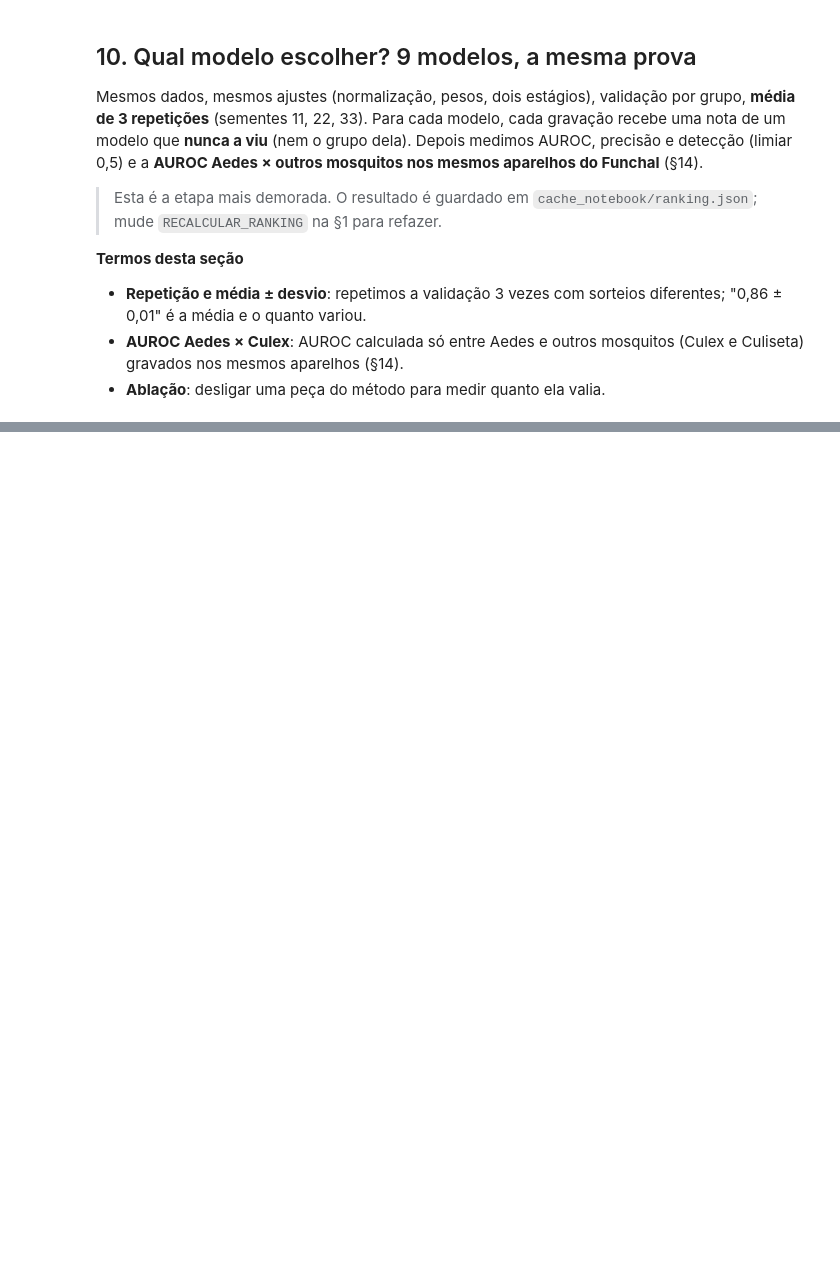
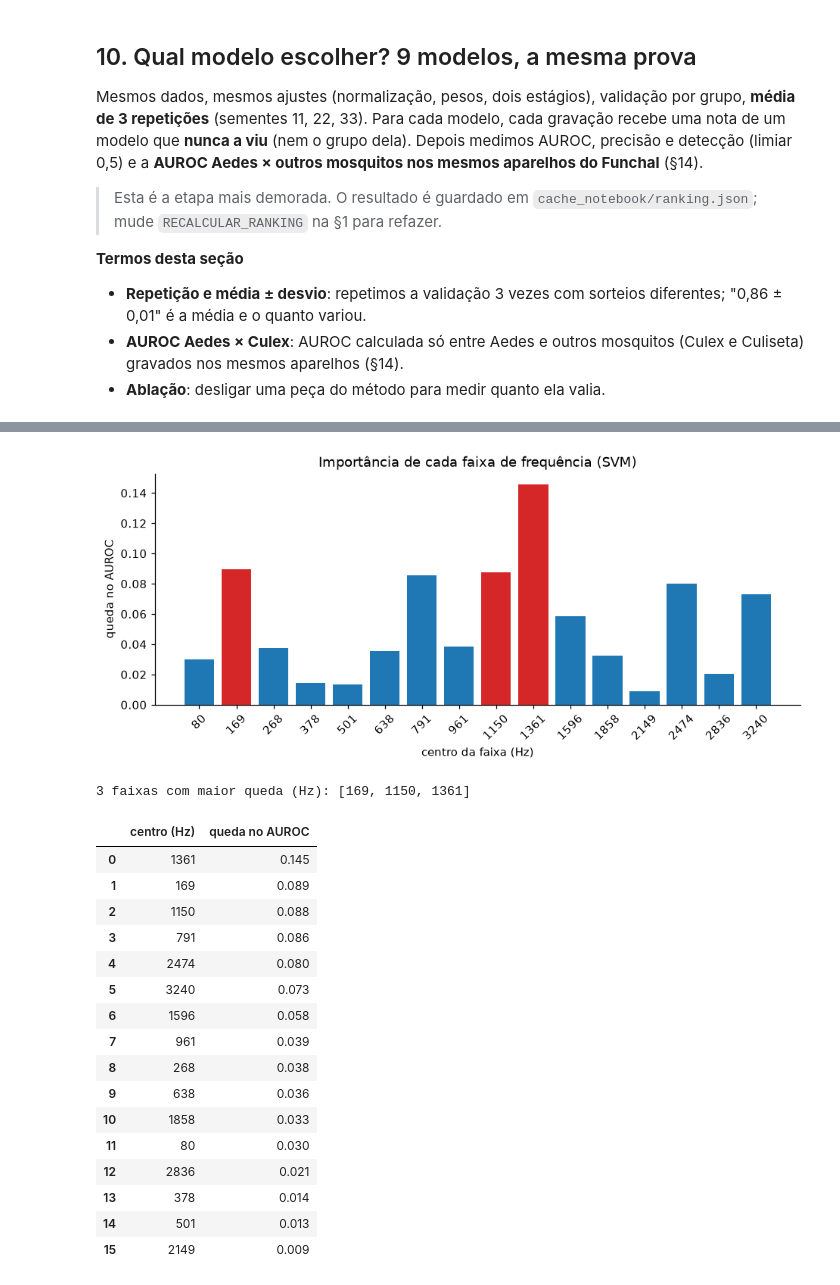
Before and after one commit to Lciarallo/mosquito-wingbeat, a Jupyter notebook: notebooks/detector_ternario_treinamento_teste_aplicacao.ipynb, the cells around one changed output, grey strips where cells are left out. Saved outputs shown, nothing was run; the diff lists cells and outputs as text; code cells hidden in the pictures; blank space fills up the shorter version.

```diff
--- a/notebooks/detector_ternario_treinamento_teste_aplicacao.ipynb
+++ b/notebooks/detector_ternario_treinamento_teste_aplicacao.ipynb
@@ -1097,0 +1197,29 @@ print(f'nota mediana dos não-Aedes da prova: {np.median(nota_neg):.2f}')
+# %%
+base = roc_auc_score(ae, pa)
+quedas = np.array([base - roc_auc_score(ae, perm[b, idx_all]) for b in range(16)])
+top3 = np.argsort(quedas)[-3:]
+plt.figure(figsize=(10, 3.6))
+plt.bar([f'{c:.0f}' for c in CENTROS], quedas, color=['tab:red' if b in top3 else 'tab:blue' for b in range(16)])
+plt.xticks(rotation=45); plt.xlabel('centro da faixa (Hz)'); plt.ylabel('queda no AUROC'); plt.title('Importância de cada faixa de frequência (SVM)'); plt.show()
+print('3 faixas com maior queda (Hz):', sorted(CENTROS[top3].round().astype(int).tolist()))
+display(pd.DataFrame({'centro (Hz)': CENTROS.round().astype(int), 'queda no AUROC': quedas.round(3)}).sort_values('queda no AUROC', ascending=False).reset_index(drop=True))
+# %% [output]
+[figure, added]
+3 faixas com maior queda (Hz): [169, 1150, 1361]
+|  | centro (Hz) | queda no AUROC |
+| 0 | 1361 | 0.145 |
+| 1 | 169 | 0.089 |
+| 2 | 1150 | 0.088 |
+| 3 | 791 | 0.086 |
+| 4 | 2474 | 0.080 |
+| 5 | 3240 | 0.073 |
+| 6 | 1596 | 0.058 |
+| 7 | 961 | 0.039 |
+| 8 | 268 | 0.038 |
+| 9 | 638 | 0.036 |
+| 10 | 1858 | 0.033 |
+| 11 | 80 | 0.030 |
+| 12 | 2836 | 0.021 |
+| 13 | 378 | 0.014 |
+| 14 | 501 | 0.013 |
+| 15 | 2149 | 0.009 |
```
Also changed, not shown: parts of 63 cells of this notebook, 4 other files.
